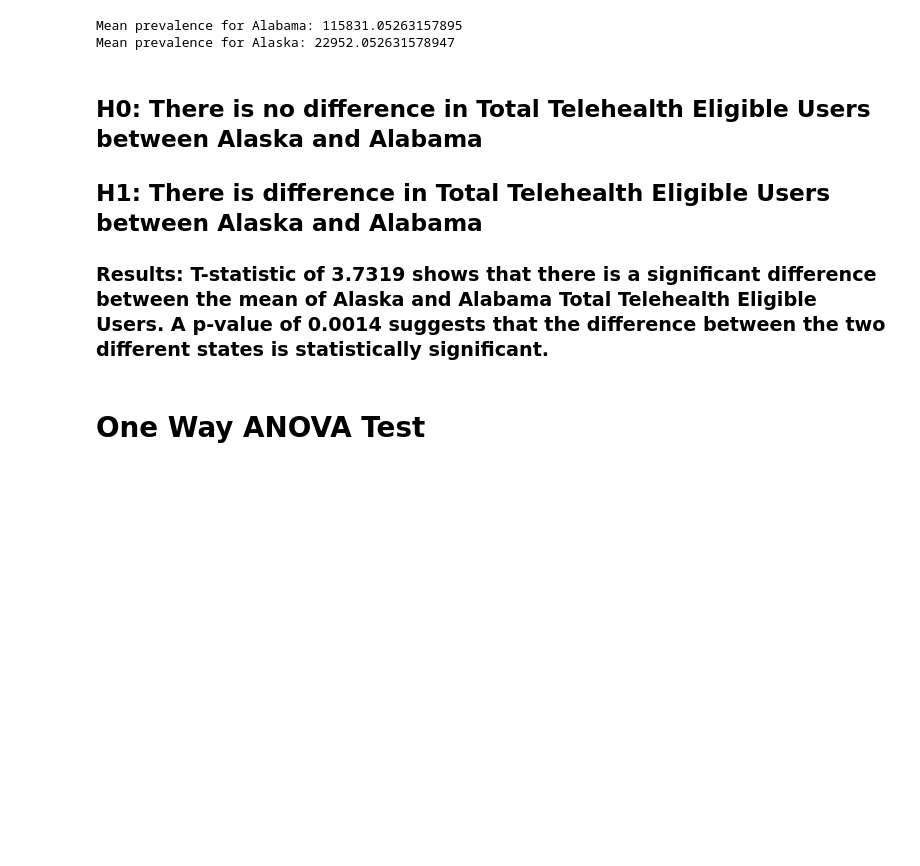
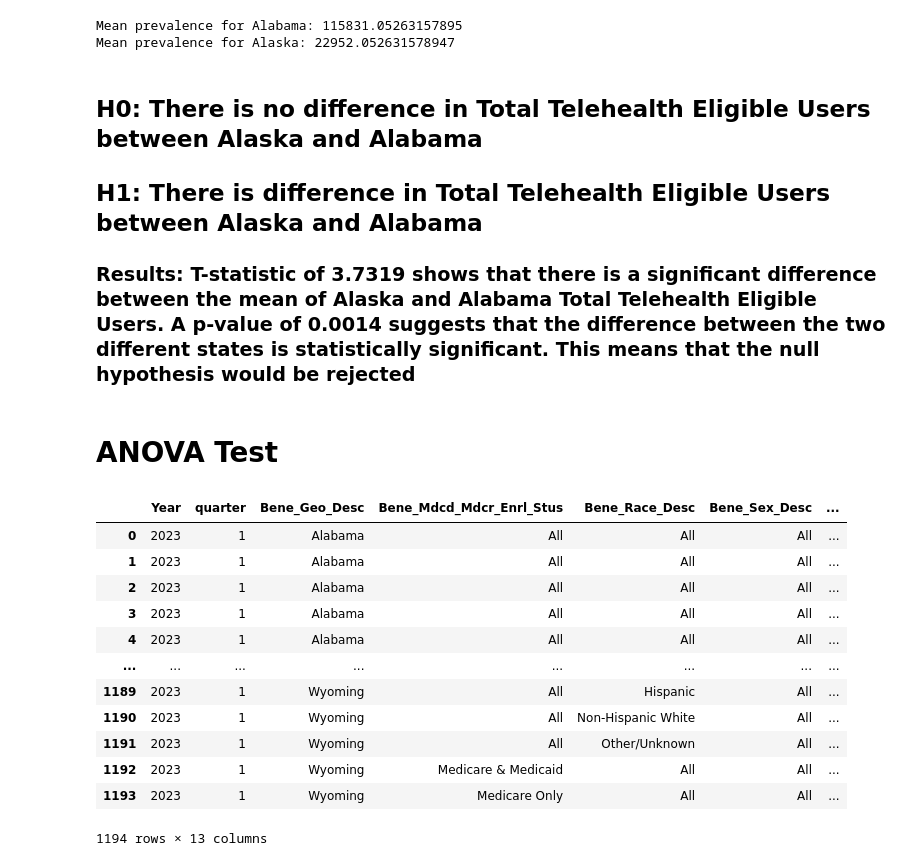
Before and after one commit to EugeneHsiung/datasci_5_statistics, a Jupyter notebook: datasci_5_statistics.ipynb, the cells around one changed output. Drawn from its saved outputs; the diff is of its cells as text; code cells hidden in the pictures; blank space fills up the shorter version.

```diff
--- a/datasci_5_statistics.ipynb
+++ b/datasci_5_statistics.ipynb
@@ -141,6 +141,23 @@ Mean prevalence for Alaska: 22952.052631578947
 
 ## **H1**: There is difference in Total Telehealth Eligible Users between Alaska and Alabama
 
-### **Results**: T-statistic of 3.7319 shows that there is a significant difference between the  mean of Alaska and Alabama Total Telehealth Eligible Users. A p-value of 0.0014 suggests that the difference between the two different states is statistically significant.
+### **Results**: T-statistic of 3.7319 shows that there is a significant difference between the  mean of Alaska and Alabama Total Telehealth Eligible Users. A p-value of 0.0014 suggests that the difference between the two different states is statistically significant. This means that the null hypothesis would be rejected
 # %% [markdown]
-# One Way ANOVA Test
+# **ANOVA Test**
+# %%
+df1 = pd.read_csv('Medicare_Telehealth_Trends_Q1_2023.csv')
+df1
+# %% [output]
+|  | Year | quarter | Bene_Geo_Desc | Bene_Mdcd_Mdcr_Enrl_Stus | Bene_Race_Desc | Bene_Sex_Desc | ... |
+| 0 | 2023 | 1 | Alabama | All | All | All | ... |
+| 1 | 2023 | 1 | Alabama | All | All | All | ... |
+| 2 | 2023 | 1 | Alabama | All | All | All | ... |
+| 3 | 2023 | 1 | Alabama | All | All | All | ... |
+| 4 | 2023 | 1 | Alabama | All | All | All | ... |
+| ... | ... | ... | ... | ... | ... | ... | ... |
+| 1189 | 2023 | 1 | Wyoming | All | Hispanic | All | ... |
+| 1190 | 2023 | 1 | Wyoming | All | Non-Hispanic White | All | ... |
+| 1191 | 2023 | 1 | Wyoming | All | Other/Unknown | All | ... |
+| 1192 | 2023 | 1 | Wyoming | Medicare & Medicaid | All | All | ... |
+| 1193 | 2023 | 1 | Wyoming | Medicare Only | All | All | ... |
+1194 rows × 13 columns
```
Also changed, not shown: parts of 15 cells of this notebook.
